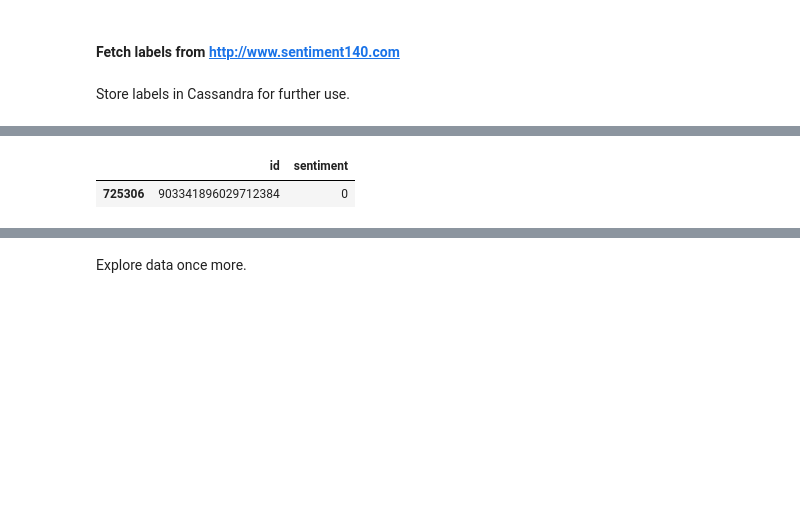
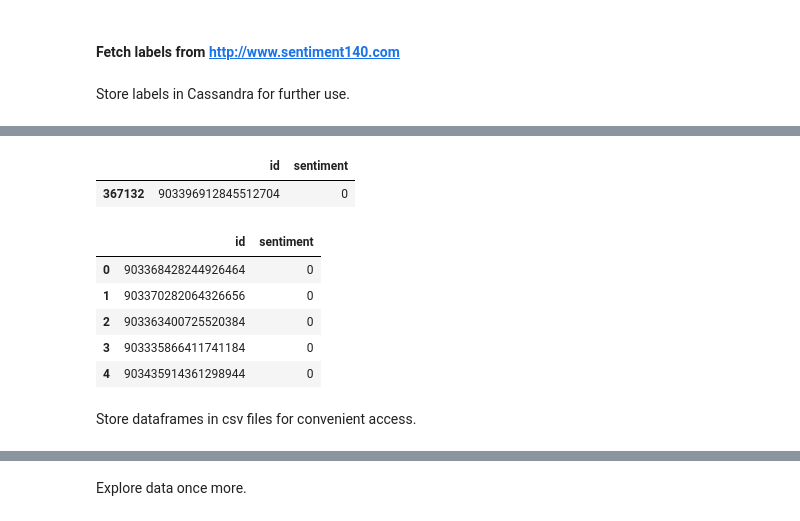
Before and after one commit to dsokal/stream-analysis, a Jupyter notebook: src/Use case.ipynb, the cells around one changed output, grey strips where cells are left out. Saved outputs shown, nothing was run; the diff lists cells and outputs as text; code cells hidden in the pictures; blank space fills up the shorter version.

```diff
--- a/src/Use case.ipynb
+++ b/src/Use case.ipynb
@@ -255,0 +272,6 @@ Load labels into the dataframe
+# %%
+from cassandra.cluster import Cluster
+
+
+cluster = Cluster(['cassandra'])
+session = cluster.connect('sentiment_analysis')
@@ -269,4 +291,4 @@ cluster.shutdown()
 labels_df.sample()
 # %% [output]
 |  | id | sentiment |
-| 725306 | 903341896029712384 | 0 |
+| 367132 | 903396912845512704 | 0 |
@@ -274,0 +295,13 @@ pd.merge(df, labels_df, on='id', how='outer')
+# %%
+labels_df.set_index('id', inplace=True)
+# %%
+labels_df.head()
+# %% [output]
+|  | id | sentiment |
+| 0 | 903368428244926464 | 0 |
+| 1 | 903370282064326656 | 0 |
+| 2 | 903363400725520384 | 0 |
+| 3 | 903335866411741184 | 0 |
+| 4 | 903435914361298944 | 0 |
+# %% [markdown]
+Store dataframes in csv files for convenient access.
```
Also changed, not shown: parts of 22 cells of this notebook.
